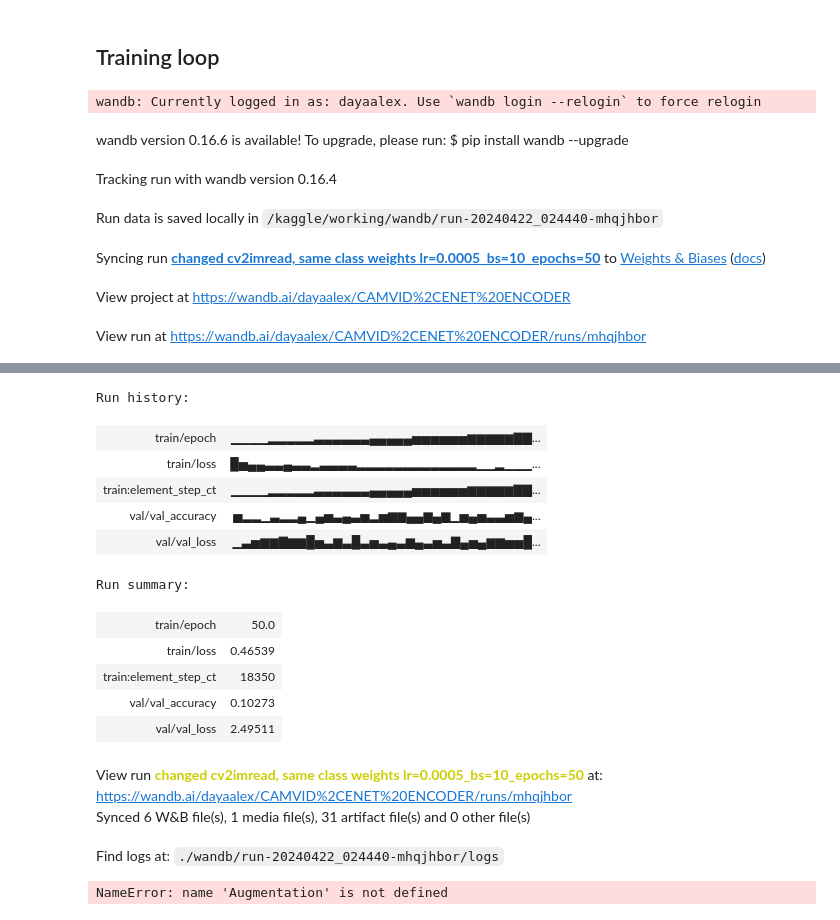
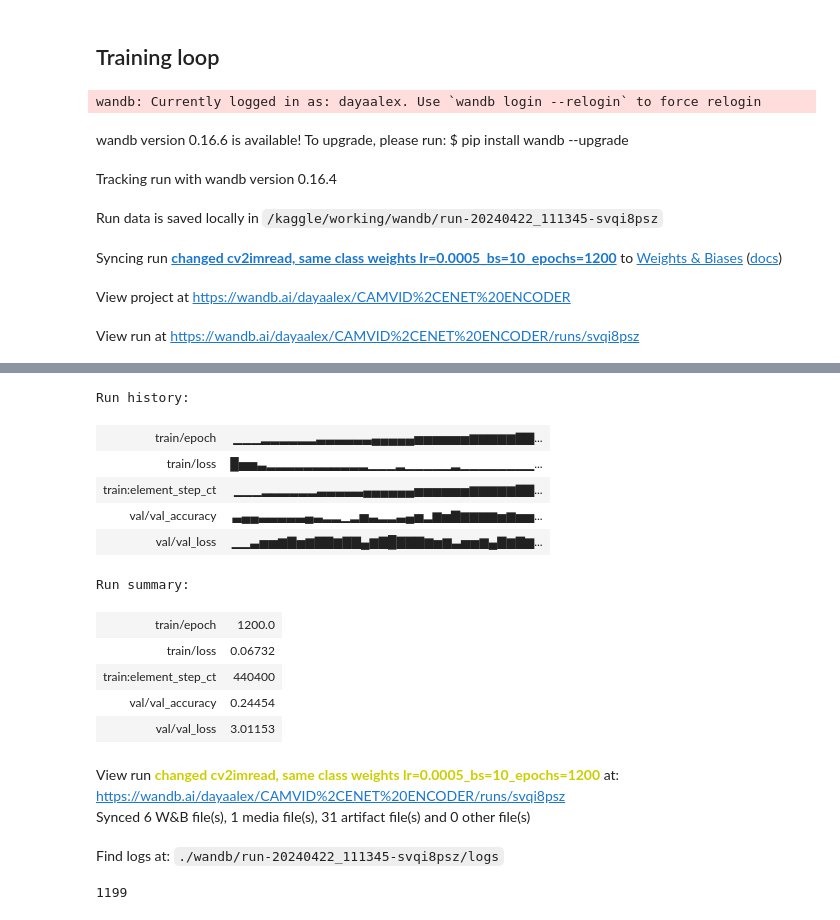
Before and after one commit to DayaAlex/ENet-Road-segmentation, a Jupyter notebook: enet-camvid-encoder-training.ipynb, the cells around one changed output, grey strips where cells are left out. Cells and saved outputs as stored; diff of their text form; code cells hidden in the pictures.

Commit message:
Kaggle Notebook | enet_camvid_encoder_training | encoder_training and logging

```diff
--- a/enet-camvid-encoder-training.ipynb
+++ b/enet-camvid-encoder-training.ipynb
@@ -887,7 +884,8 @@ def log_image_table(X_batch, outputs, mask_batch, e):
                   wandb.Image(segmap_pred),
                   wandb.Image(segmap_gt)
                  )
-    wandb.log({f"predictions_table ": table}, commit = False) #lets commit to the server with the metrics
+    print('inside log table function ')
+    wandb.log({f"predictions_table {e}": table}, commit = False) #lets commit to the server with the metrics
 # %%
 def validation_loop(model, val_loader, criterion,e, log_images = False, batch_idx = 0):
     """ params: model, val_loader,loss function,
@@ -925,7 +924,7 @@ def validation_loop(model, val_loader, criterion,e, log_images = False, batch_id
 for run in range(total_run):
     config ={"learning_rate": 5e-4,
                         "batch_size": 10,
-                        "epochs": 50,
+                        "epochs": 1200,
                        }
     wandb.init(project ='CAMVID,ENET ENCODER',
                 name=f'changed cv2imread, same class weights lr={config["learning_rate"]}_bs={config["batch_size"]}_epochs={config["epochs"]}',
@@ -1005,7 +1004,7 @@ wandb.finish()
 wandb: Currently logged in as: dayaalex. Use `wandb login --relogin` to force relogin
 wandb version 0.16.6 is available! To upgrade, please run: $ pip install wandb --upgrade
 Tracking run with wandb version 0.16.4
-Run data is saved locally in /kaggle/working/wandb/run-20240422_024440-mhqjhbor
+Run data is saved locally in /kaggle/working/wandb/run-20240422_111345-svqi8psz
-Syncing run changed cv2imread, same class weights lr=0.0005_bs=10_epochs=50 to Weights & Biases (docs)
+Syncing run changed cv2imread, same class weights lr=0.0005_bs=10_epochs=1200 to Weights & Biases (docs)
 View project at https://wandb.ai/dayaalex/CAMVID%2CENET%20ENCODER
-View run at https://wandb.ai/dayaalex/CAMVID%2CENET%20ENCODER/runs/mhqjhbor
+View run at https://wandb.ai/dayaalex/CAMVID%2CENET%20ENCODER/runs/svqi8psz
@@ -1029,15 +1028,15 @@ Model is saved!
 Run history:
-| train/epoch | ▁▁▁▁▂▂▂▂▂▃▃▃▃▃▃▄▄▄▄▄▅▅▅▅▅▅▆▆▆▆▆▇▇... |
-| train/loss | █▅▄▄▃▃▄▃▃▂▃▃▃▃▂▂▂▂▂▂▂▂▂▂▂▂▂▁▁▂▁▁▁... |
-| train:element_step_ct | ▁▁▁▁▂▂▂▂▂▃▃▃▃▃▃▄▄▄▄▄▅▅▅▅▅▅▆▆▆▆▆▇▇... |
-| val/val_accuracy | ▅▂▂▁▃▂▂▄▁▄▅▃▄▃▅▂▅▆▆▄▄▆▄▆▁▅▄▅▃▃▅▆▄... |
-| val/val_loss | ▁▃▅▆▆▇▆▆█▅▃▆▃█▃▅▃▄▃▆▄▃▅▃▇▄▅▄▆▆▅▅█... |
+| train/epoch | ▁▁▁▂▂▂▂▂▂▃▃▃▃▃▃▄▄▄▄▄▅▅▅▅▅▅▆▆▆▆▆▇▇... |
+| train/loss | █▅▅▃▂▂▂▂▂▂▂▂▂▂▂▁▁▁▂▁▁▁▁▁▂▁▁▁▁▁▁▁▁... |
+| train:element_step_ct | ▁▁▁▂▂▂▂▂▂▃▃▃▃▃▄▄▄▄▄▄▅▅▅▅▅▅▆▆▆▆▆▇▇... |
+| val/val_accuracy | ▃▄▄▃▃▃▃▃▄▃▂▂▁▂▅▃▂▂▃▄▅▂▆▅▇▆▆▆▆▅▆▅▅... |
+| val/val_loss | ▁▁▃▅▅▆▇▅▆▇▇▆▇▇▄▆▇█▇▇▇▆▅▆▃▅▅▆▄▇▆▇▆... |
 Run summary:
-| train/epoch | 50.0 |
-| train/loss | 0.46539 |
-| train:element_step_ct | 18350 |
-| val/val_accuracy | 0.10273 |
-| val/val_loss | 2.49511 |
+| train/epoch | 1200.0 |
+| train/loss | 0.06732 |
+| train:element_step_ct | 440400 |
+| val/val_accuracy | 0.24454 |
+| val/val_loss | 3.01153 |
-View run changed cv2imread, same class weights lr=0.0005_bs=10_epochs=50 at: https://wandb.ai/dayaalex/CAMVID%2CENET%20ENCODER/runs/mhqjhbor
+View run changed cv2imread, same class weights lr=0.0005_bs=10_epochs=1200 at: https://wandb.ai/dayaalex/CAMVID%2CENET%20ENCODER/runs/svqi8psz
 Synced 6 W&B file(s), 1 media file(s), 31 artifact file(s) and 0 other file(s)
-Find logs at: ./wandb/run-20240422_024440-mhqjhbor/logs
+Find logs at: ./wandb/run-20240422_111345-svqi8psz/logs
@@ -1047,25 +1043,4 @@ torch.save(checkpoint, './encoder camvid {}th epoch, indices with state_dic.pth'
-# %%
-############################# VALID LOADER ##############################
-img_aug_func, mask_aug_func = Augmentation('val')
-
-dual_transform = DualTransform(img_aug_func, mask_aug_func)
-
-transform_norm = None
-#transforms.Compose([
-    #transforms.ToTensor(),
-    #transforms.Normalize(mean=[0.4119, 0.4251, 0.4327], std=[0.3047, 0.3097, 0.3054])
-#])
-
-# Instantiate your dataset
-test_dataset = CustomDataset('/kaggle/input/CamVid/test/',
-                               '/kaggle/input/CamVid/testannot/',3 ,
-                               norm_transform=transform_norm, dual_transform=dual_transform)
-
-# Create your data loader
-test_loader = DataLoader(test_dataset, batch_size=10, shuffle=True)
-
-# Now you can iterate over train_loader to calculate mean and standard deviation
-mean_test, std_test = verify_dataset_normalization(test_loader)
-print('mean and std dev of test set :', mean_test,std_test)
-# %% [output]
-NameError: name 'Augmentation' is not defined
+# %%
+print(e)
+# %% [output]
+1199
```
Also changed, not shown: parts of 17 cells of this notebook.
